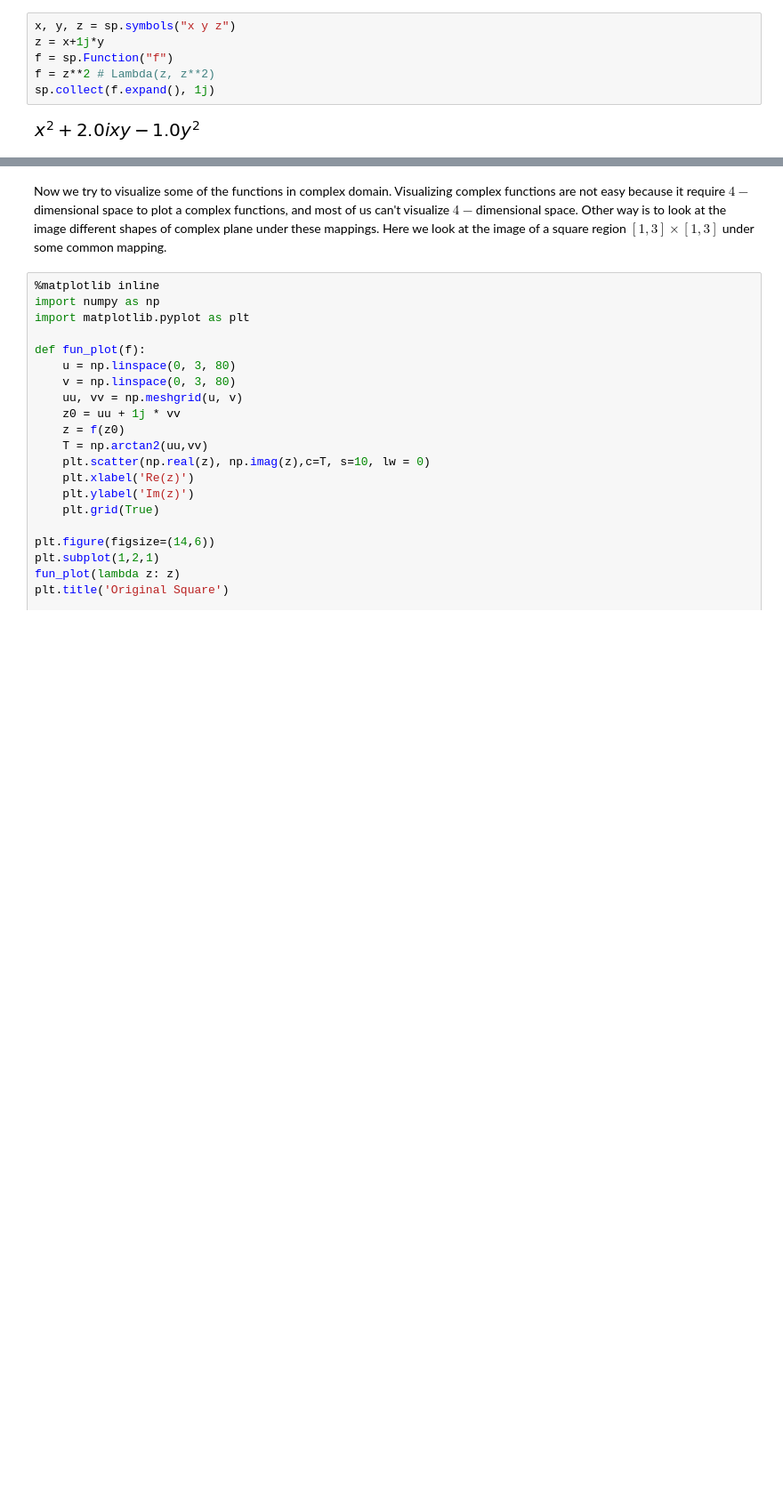
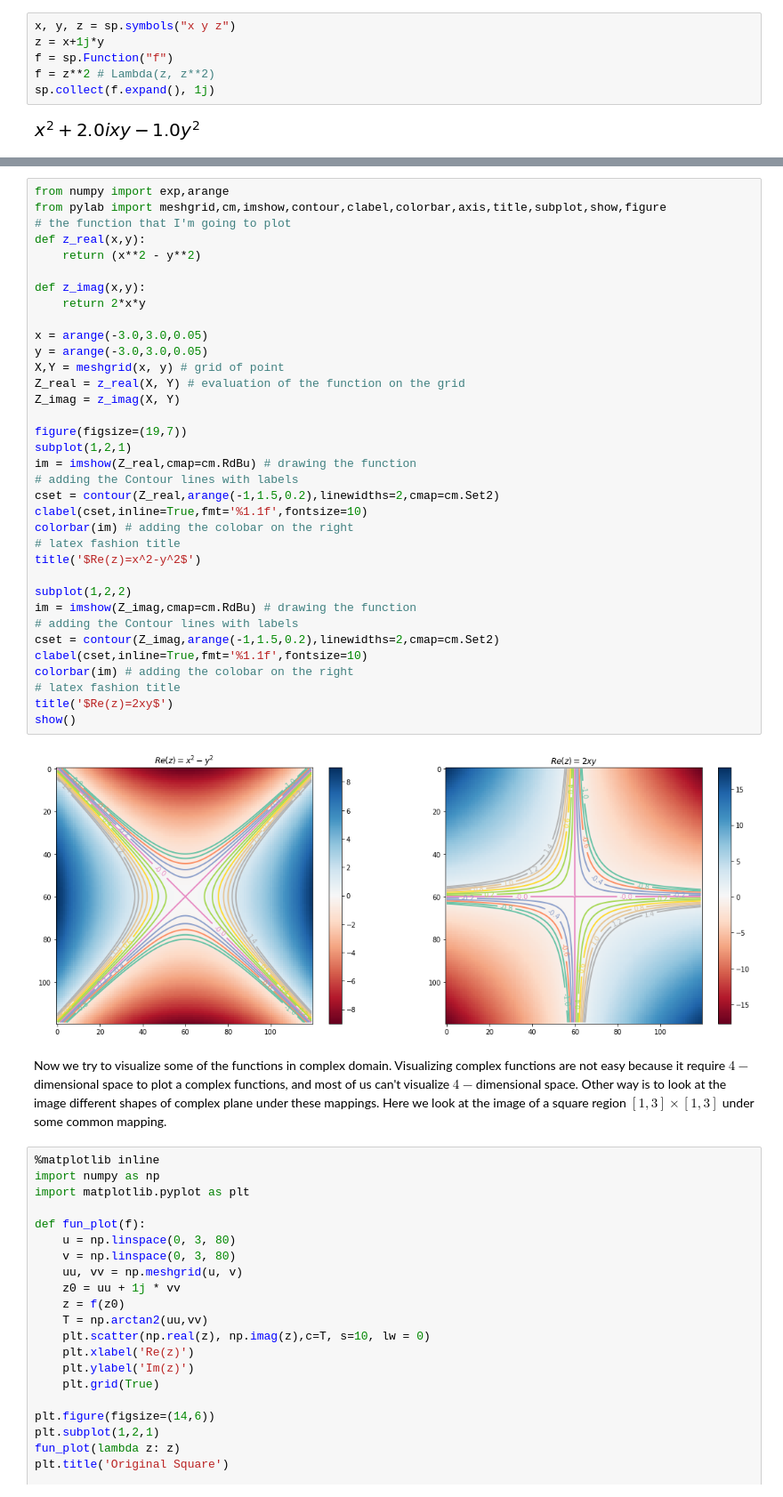
Before and after one commit to tmbumaths/python-workshop, a Jupyter notebook: docs/Function.ipynb, the cells around one changed output, grey strips where cells are left out. Shown at 89% size. Cells and saved outputs as stored; diff of their text form; blank space fills up the shorter version.

```diff
--- a/docs/Function.ipynb
+++ b/docs/Function.ipynb
@@ -67,3 +18,40 @@ iplot(figure1)
+# %%
+from numpy import exp,arange
+from pylab import meshgrid,cm,imshow,contour,clabel,colorbar,axis,title,subplot,show,figure
+# the function that I'm going to plot
+def z_real(x,y):
+    return (x**2 - y**2)
+
+def z_imag(x,y):
+    return 2*x*y
+
+x = arange(-3.0,3.0,0.05)
+y = arange(-3.0,3.0,0.05)
+X,Y = meshgrid(x, y) # grid of point
+Z_real = z_real(X, Y) # evaluation of the function on the grid
+Z_imag = z_imag(X, Y)
+
+figure(figsize=(19,7))
+subplot(1,2,1)
+im = imshow(Z_real,cmap=cm.RdBu) # drawing the function
+# adding the Contour lines with labels
+cset = contour(Z_real,arange(-1,1.5,0.2),linewidths=2,cmap=cm.Set2)
+clabel(cset,inline=True,fmt='%1.1f',fontsize=10)
+colorbar(im) # adding the colobar on the right
+# latex fashion title
+title('$Re(z)=x^2-y^2$')
+
+subplot(1,2,2)
+im = imshow(Z_imag,cmap=cm.RdBu) # drawing the function
+# adding the Contour lines with labels
+cset = contour(Z_imag,arange(-1,1.5,0.2),linewidths=2,cmap=cm.Set2)
+clabel(cset,inline=True,fmt='%1.1f',fontsize=10)
+colorbar(im) # adding the colobar on the right
+# latex fashion title
+title('$Re(z)=2xy$')
+show()
+# %% [output]
+[figure, added]
 # %% [markdown]
 Now we try to visualize some of the functions in complex domain. Visualizing complex functions are not easy because it require $4-$dimensional space to plot a complex functions, and most of us can't visualize $4-$dimensional space. Other way is to look at the image different shapes of complex plane under these mappings. Here we look at the image of a square region $[1,3]\times[1,3]$ under some common mapping.
 # %%
```
Also changed, not shown: parts of 5 cells of this notebook, 2 other files.
